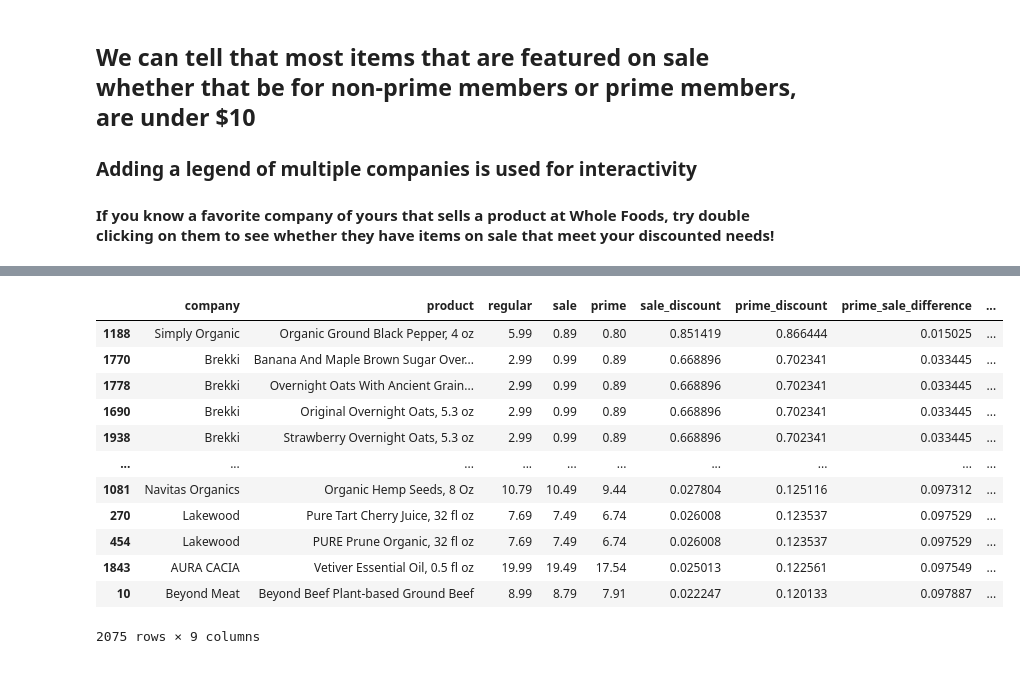
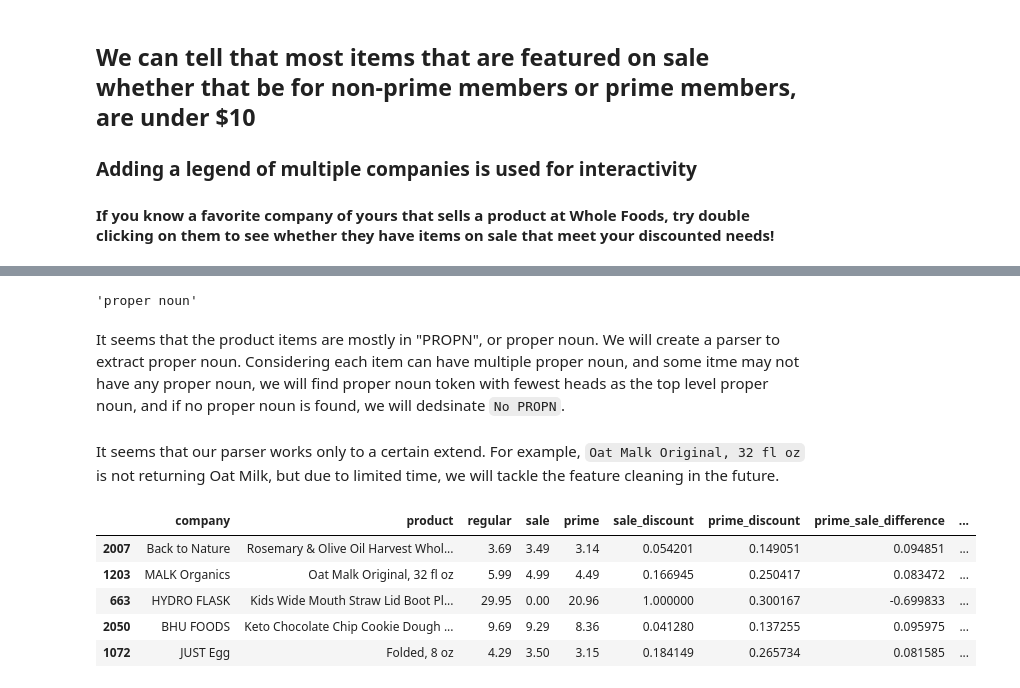
Before and after one commit to YoussefSultan/WholeFoods-Datascraping-Project-Deployment, a Jupyter notebook: wholefoodsproject.ipynb, the cells around one changed output, grey strips where cells are left out. Saved outputs shown, nothing was run; the diff lists cells and outputs as text; code cells hidden in the pictures.

```diff
--- a/wholefoodsproject.ipynb
+++ b/wholefoodsproject.ipynb
@@ -445,0 +449,4 @@ fig.show()
+# %%
+# Import data
+df = pd.read_csv('Cleaned_WholeFoods_Sale_Data.CSV', index_col=0) # it is suggested that extensions are lowercase
+df.reset_index(drop=True, inplace=True)
@@ -445,0 +455,3 @@ fig.show()
+# %%
+import spacy
+nlp = spacy.load('en_core_web_lg')
@@ -446,16 +484,40 @@ fig.show()
+# %%
+spacy.explain('PROPN')
+# %% [output]
+'proper noun'
+# %% [markdown]
+It seems that the product items are mostly in "PROPN", or proper noun. We will create a parser to extract proper noun. Considering each item can have multiple proper noun, and some itme may not have any proper noun, we will find proper noun token with fewest heads as the top level proper noun, and if no proper noun is found, we will dedsinate `No PROPN`.
+# %%
+def parser(x):
+    # Convert text into Doc object
+    doc = nlp(x)
+    dict_ = {}
+    for token in doc:
+        # If part-of-speech tag is not proper noun or noun, skip
+        if token.pos_ not in ['PROPN', 'NOUN']:
+            continue
+        else:
+            # Collect length of dependencies
+            text = token.text
+            dict_[text] = []
+            source = token
+            while source.head != source :
+                dict_[text].append(source.text)
+                source = source.head
+    if len(dict_) == 0:
+        return 'No PROPN'
+    # Retrieve text with lowest dependencies
+    return sorted([(k, v) for k, v in dict_.items()], key=lambda x: len(x[1]))[0][0]
+# %%
+df['parsed_product'] = df['product'].apply(lambda x: parser(x))
+# %% [markdown]
+It seems that our parser works only to a certain extend. For example, `Oat Malk Original, 32 fl oz` is not returning Oat Milk, but due to limited time, we will tackle the feature cleaning in the future.
 # %%
-df
+df.sample(5)
 # %% [output]
 |  | company | product | regular | sale | prime | sale_discount | prime_discount | prime_sale_difference | ... |
-| 1188 | Simply Organic | Organic Ground Black Pepper, 4 oz | 5.99 | 0.89 | 0.80 | 0.851419 | 0.866444 | 0.015025 | ... |
-| 1770 | Brekki | Banana And Maple Brown Sugar Over... | 2.99 | 0.99 | 0.89 | 0.668896 | 0.702341 | 0.033445 | ... |
-| 1778 | Brekki | Overnight Oats With Ancient Grain... | 2.99 | 0.99 | 0.89 | 0.668896 | 0.702341 | 0.033445 | ... |
-| 1690 | Brekki | Original Overnight Oats, 5.3 oz | 2.99 | 0.99 | 0.89 | 0.668896 | 0.702341 | 0.033445 | ... |
-| 1938 | Brekki | Strawberry Overnight Oats, 5.3 oz | 2.99 | 0.99 | 0.89 | 0.668896 | 0.702341 | 0.033445 | ... |
-| ... | ... | ... | ... | ... | ... | ... | ... | ... | ... |
-| 1081 | Navitas Organics | Organic Hemp Seeds, 8 Oz | 10.79 | 10.49 | 9.44 | 0.027804 | 0.125116 | 0.097312 | ... |
-| 270 | Lakewood | Pure Tart Cherry Juice, 32 fl oz | 7.69 | 7.49 | 6.74 | 0.026008 | 0.123537 | 0.097529 | ... |
-| 454 | Lakewood | PURE Prune Organic, 32 fl oz | 7.69 | 7.49 | 6.74 | 0.026008 | 0.123537 | 0.097529 | ... |
-| 1843 | AURA CACIA | Vetiver Essential Oil, 0.5 fl oz | 19.99 | 19.49 | 17.54 | 0.025013 | 0.122561 | 0.097549 | ... |
-| 10 | Beyond Meat | Beyond Beef Plant-based Ground Beef | 8.99 | 8.79 | 7.91 | 0.022247 | 0.120133 | 0.097887 | ... |
+| 2007 | Back to Nature | Rosemary & Olive Oil Harvest Whol... | 3.69 | 3.49 | 3.14 | 0.054201 | 0.149051 | 0.094851 | ... |
+| 1203 | MALK Organics | Oat Malk Original, 32 fl oz | 5.99 | 4.99 | 4.49 | 0.166945 | 0.250417 | 0.083472 | ... |
+| 663 | HYDRO FLASK | Kids Wide Mouth Straw Lid Boot Pl... | 29.95 | 0.00 | 20.96 | 1.000000 | 0.300167 | -0.699833 | ... |
+| 2050 | BHU FOODS | Keto Chocolate Chip Cookie Dough ... | 9.69 | 9.29 | 8.36 | 0.041280 | 0.137255 | 0.095975 | ... |
+| 1072 | JUST Egg | Folded, 8 oz | 4.29 | 3.50 | 3.15 | 0.184149 | 0.265734 | 0.081585 | ... |
-2075 rows × 9 columns
```
Also changed, not shown: parts of 10 cells of this notebook.
